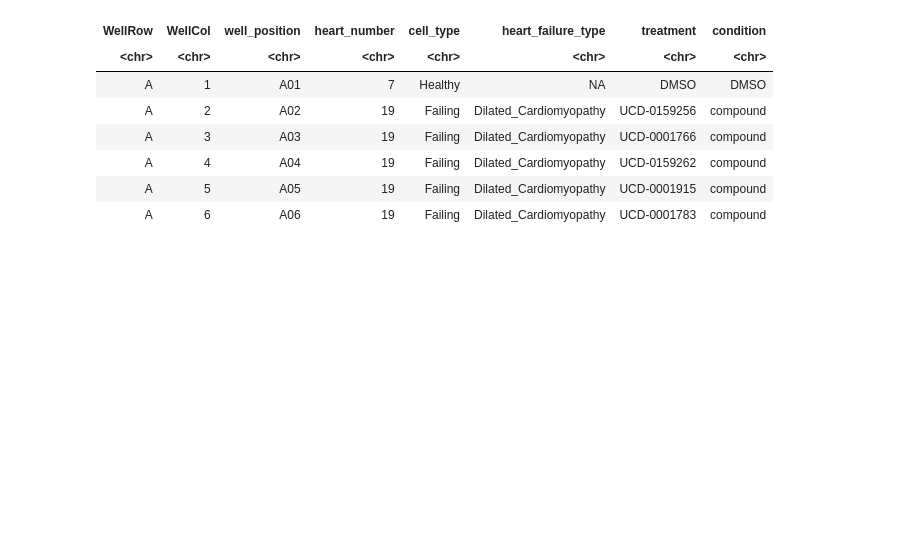
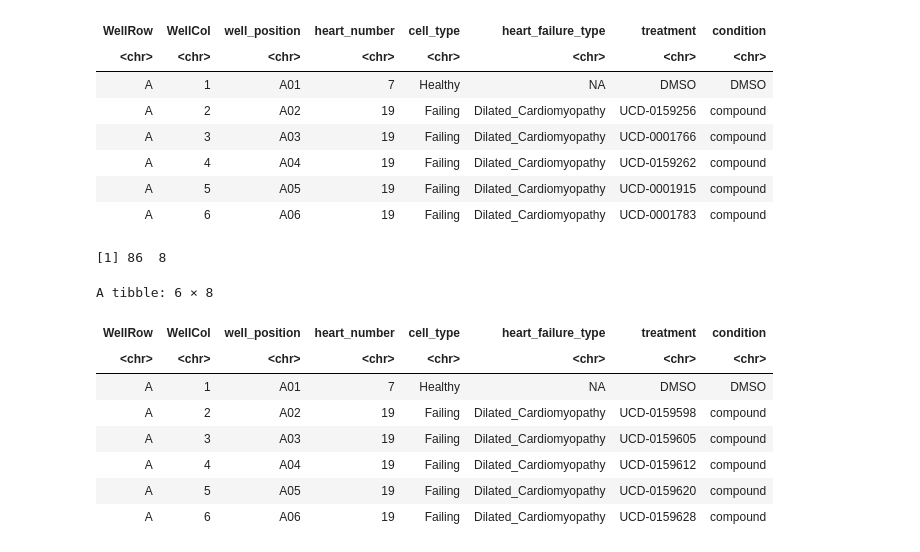
Before and after one commit to WayScience/targeted_fibrosis_drug_screen, a Jupyter notebook: metadata/platemap_vis.ipynb, the cells around one changed output. Saved outputs shown, nothing was run; the diff lists cells and outputs as text; code cells hidden in the pictures; blank space fills up the shorter version.

```diff
--- a/metadata/platemap_vis.ipynb
+++ b/metadata/platemap_vis.ipynb
@@ -55,4 +57,28 @@ A tibble: 6 × 8
 | A | 4 | A04 | 19 | Failing | Dilated_Cardiomyopathy | UCD-0159262 | compound |
 | A | 5 | A05 | 19 | Failing | Dilated_Cardiomyopathy | UCD-0001915 | compound |
 | A | 6 | A06 | 19 | Failing | Dilated_Cardiomyopathy | UCD-0001783 | compound |
+# %%
+platemap_df7 <- readr::read_csv(
+    platemap_file7,
+    col_types = readr::cols(.default = "c")
+)
+
+# Add new column for "condition" to plot on platemap for DMSO versus compound
+platemap_df7 <- platemap_df7 %>%
+    mutate(condition = ifelse(treatment == "DMSO", "DMSO",
+                              ifelse(grepl("^UCD", treatment), "compound", NA)))
+
+print(dim(platemap_df7))
+head(platemap_df7)
+# %% [output]
+[1] 86  8
+A tibble: 6 × 8
+| WellRow | WellCol | well_position | heart_number | cell_type | heart_failure_type | treatment | condition |
+| <chr> | <chr> | <chr> | <chr> | <chr> | <chr> | <chr> | <chr> |
+| A | 1 | A01 | 7 | Healthy | NA | DMSO | DMSO |
+| A | 2 | A02 | 19 | Failing | Dilated_Cardiomyopathy | UCD-0159598 | compound |
+| A | 3 | A03 | 19 | Failing | Dilated_Cardiomyopathy | UCD-0159605 | compound |
+| A | 4 | A04 | 19 | Failing | Dilated_Cardiomyopathy | UCD-0159612 | compound |
+| A | 5 | A05 | 19 | Failing | Dilated_Cardiomyopathy | UCD-0159620 | compound |
+| A | 6 | A06 | 19 | Failing | Dilated_Cardiomyopathy | UCD-0159628 | compound |
 # %% [markdown]
```
Also changed, not shown: parts of 5 cells of this notebook, 4 other files.
